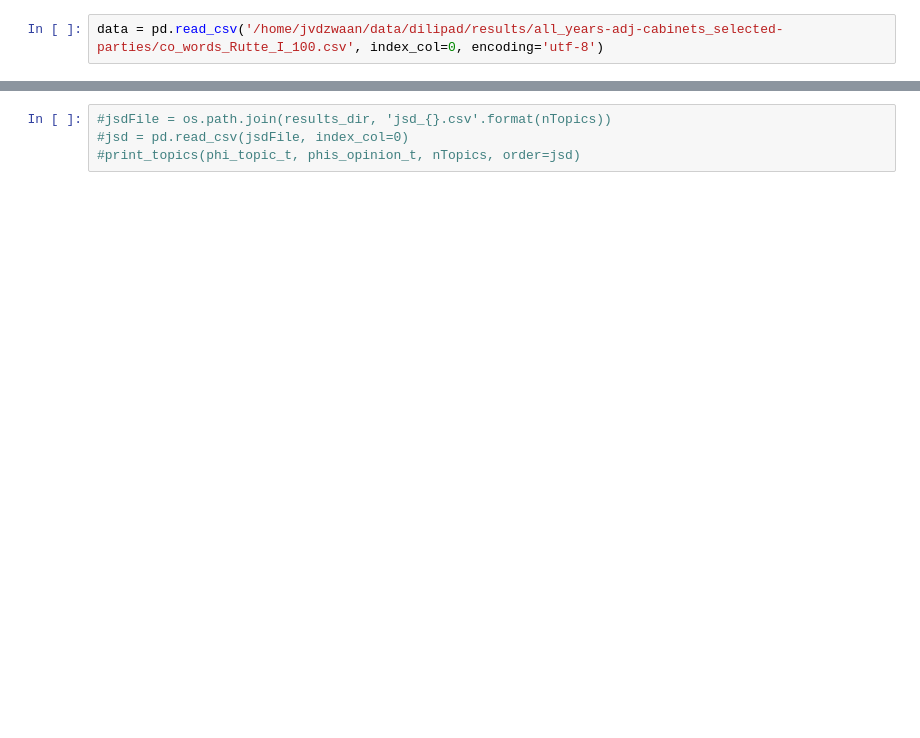
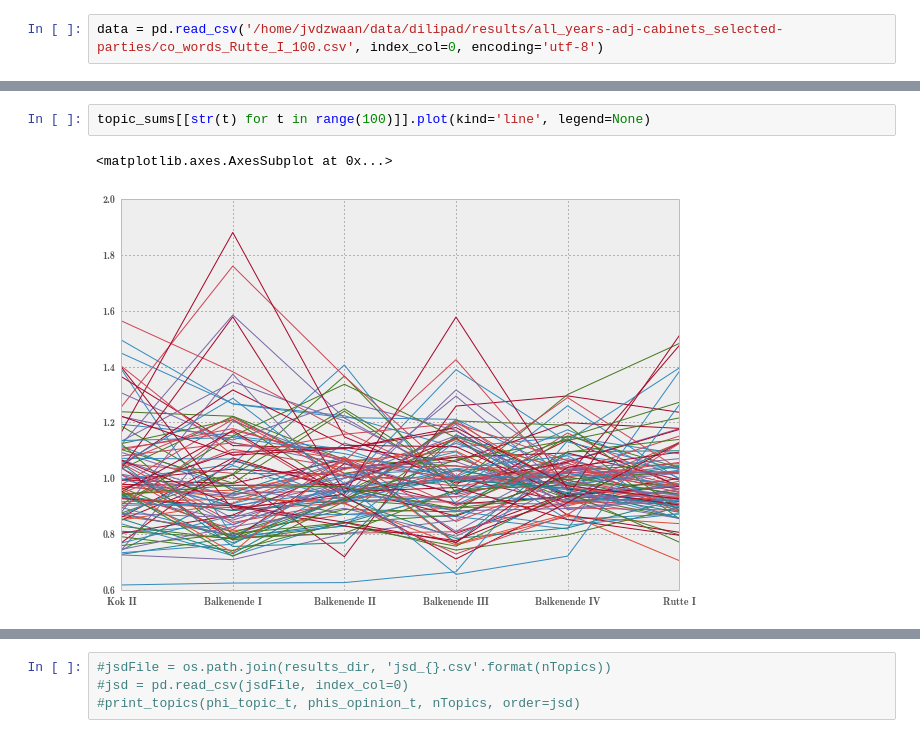
Before and after one commit to jvdzwaan/dilipad, a Jupyter notebook: results/all_years-adj-cabinets_selected-parties.ipynb, the cells around one changed output, grey strips where cells are left out. Drawn from its saved outputs; the diff is of its cells as text; blank space fills up the shorter version.

```diff
--- a/results/all_years-adj-cabinets_selected-parties.ipynb
+++ b/results/all_years-adj-cabinets_selected-parties.ipynb
@@ -287,0 +356,5 @@ basisbeurs                &  0.8252 \\
+# %%
+topic_sums[[str(t) for t in range(100)]].plot(kind='line', legend=None)
+# %% [output]
+<matplotlib.axes.AxesSubplot at 0x...>
+[figure, added]
```
Also changed, not shown: parts of 7 cells of this notebook.
